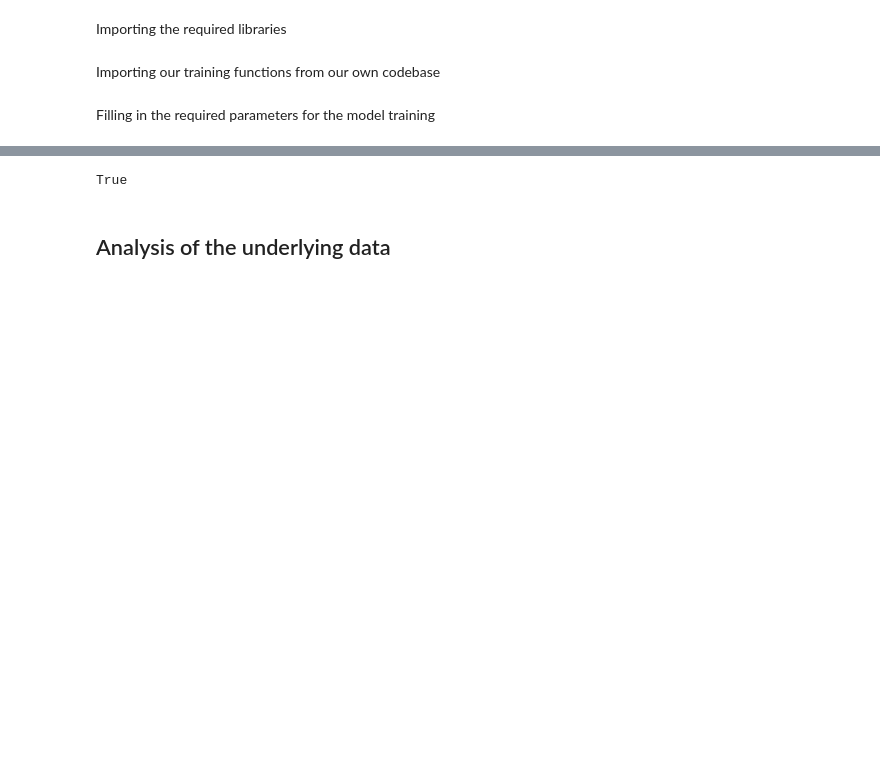
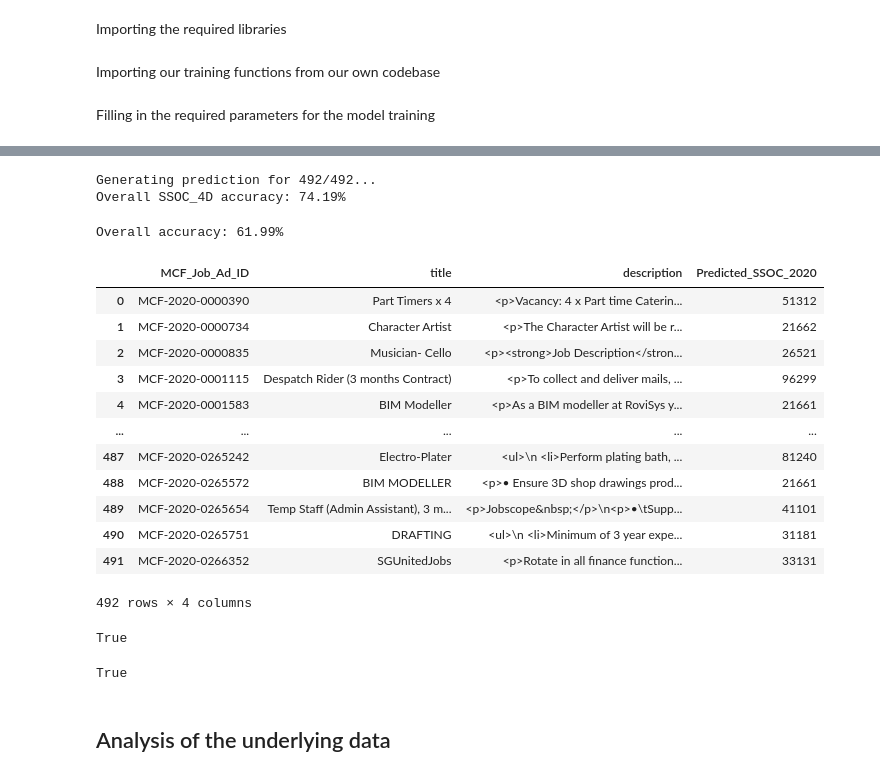
Before and after one commit to Benjamin-Aw-93/ssoc_autocoder, a Jupyter notebook: Notebooks/2021-10-01 - Model Architecture.ipynb, the cells around one changed output, grey strips where cells are left out. Drawn from its saved outputs; the diff is of its cells as text; code cells hidden in the pictures; blank space fills up the shorter version.

```diff
--- a/Notebooks/2021-10-01 - Model Architecture.ipynb
+++ b/Notebooks/2021-10-01 - Model Architecture.ipynb
@@ -261,0 +398,2 @@ Model top 5 predicted 3D:
+# %%
+mrsd_val = pd.read_csv('Data/Train/MRSD_Validation.csv')
@@ -261,0 +420,5 @@ Model top 5 predicted 3D:
+# %%
+all_predictions = generate_predictions(model, tokenizer, mrsd_val, encoding, parameters, ssoc_prediction_parameters)
+# %% [output]
+Generating prediction for 492/492...
+Overall SSOC_4D accuracy: 74.19%
@@ -261,0 +433,28 @@ Model top 5 predicted 3D:
+# %%
+selected = []
+for prediction in all_predictions:
+    selected.append(prediction['SSOC_5D']['accurate_prediction'])
+accuracy = sum(selected)/len(selected)
+print(f'Overall accuracy: {accuracy:.2%}')
+# %% [output]
+Overall accuracy: 61.99%
+# %%
+mrsd_val
+# %% [output]
+|  | MCF_Job_Ad_ID | title | description | Predicted_SSOC_2020 |
+| 0 | MCF-2020-0000390 | Part Timers x 4 | <p>Vacancy: 4 x Part time Caterin... | 51312 |
+| 1 | MCF-2020-0000734 | Character Artist | <p>The Character Artist will be r... | 21662 |
+| 2 | MCF-2020-0000835 | Musician- Cello | <p><strong>Job Description</stron... | 26521 |
+| 3 | MCF-2020-0001115 | Despatch Rider (3 months Contract) | <p>To collect and deliver mails, ... | 96299 |
+| 4 | MCF-2020-0001583 | BIM Modeller | <p>As a BIM modeller at RoviSys y... | 21661 |
+| ... | ... | ... | ... | ... |
+| 487 | MCF-2020-0265242 | Electro-Plater | <ul>\n <li>Perform plating bath, ... | 81240 |
+| 488 | MCF-2020-0265572 | BIM MODELLER | <p>• Ensure 3D shop drawings prod... | 21661 |
+| 489 | MCF-2020-0265654 | Temp Staff (Admin Assistant), 3 m... | <p>Jobscope&nbsp;</p>\n<p>•\tSupp... | 41101 |
+| 490 | MCF-2020-0265751 | DRAFTING | <ul>\n <li>Minimum of 3 year expe... | 31181 |
+| 491 | MCF-2020-0266352 | SGUnitedJobs | <p>Rotate in all finance function... | 33131 |
+492 rows × 4 columns
+# %%
+all_predictions == all_
+# %% [output]
+True
```
Also changed, not shown: parts of 38 cells of this notebook, 17 other files.
